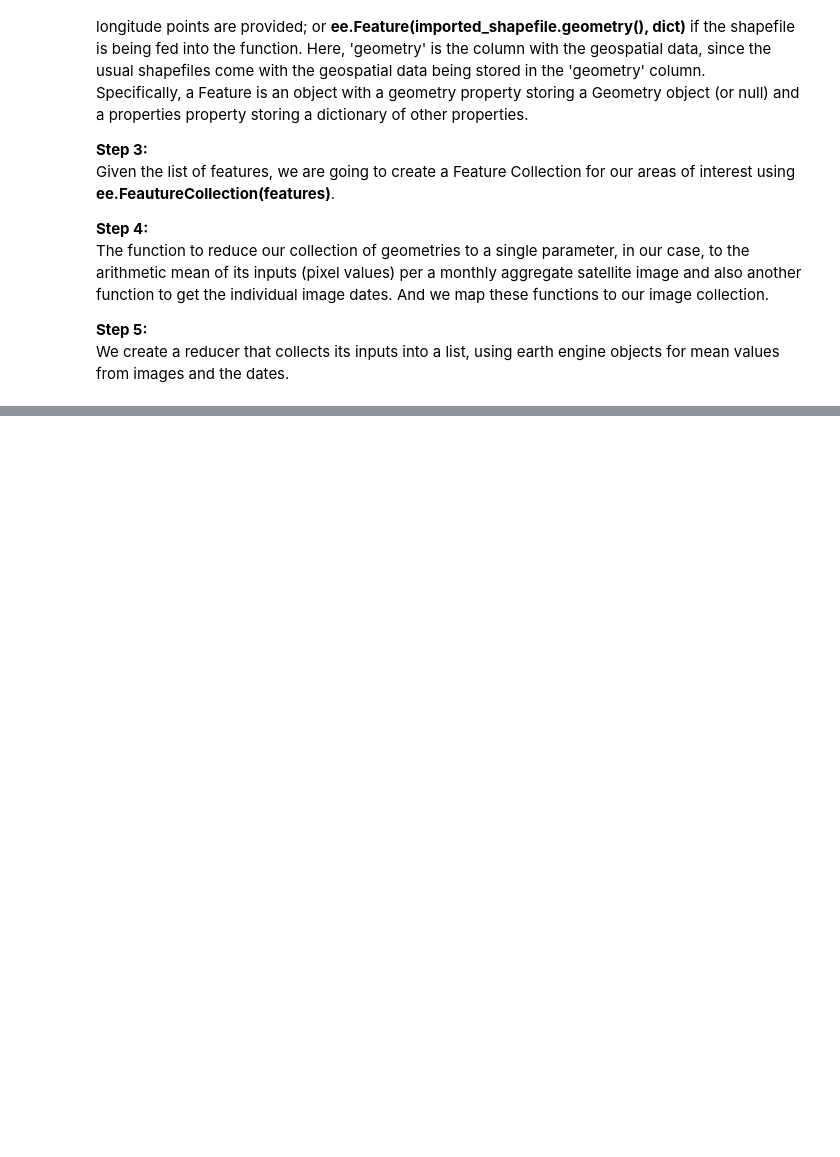
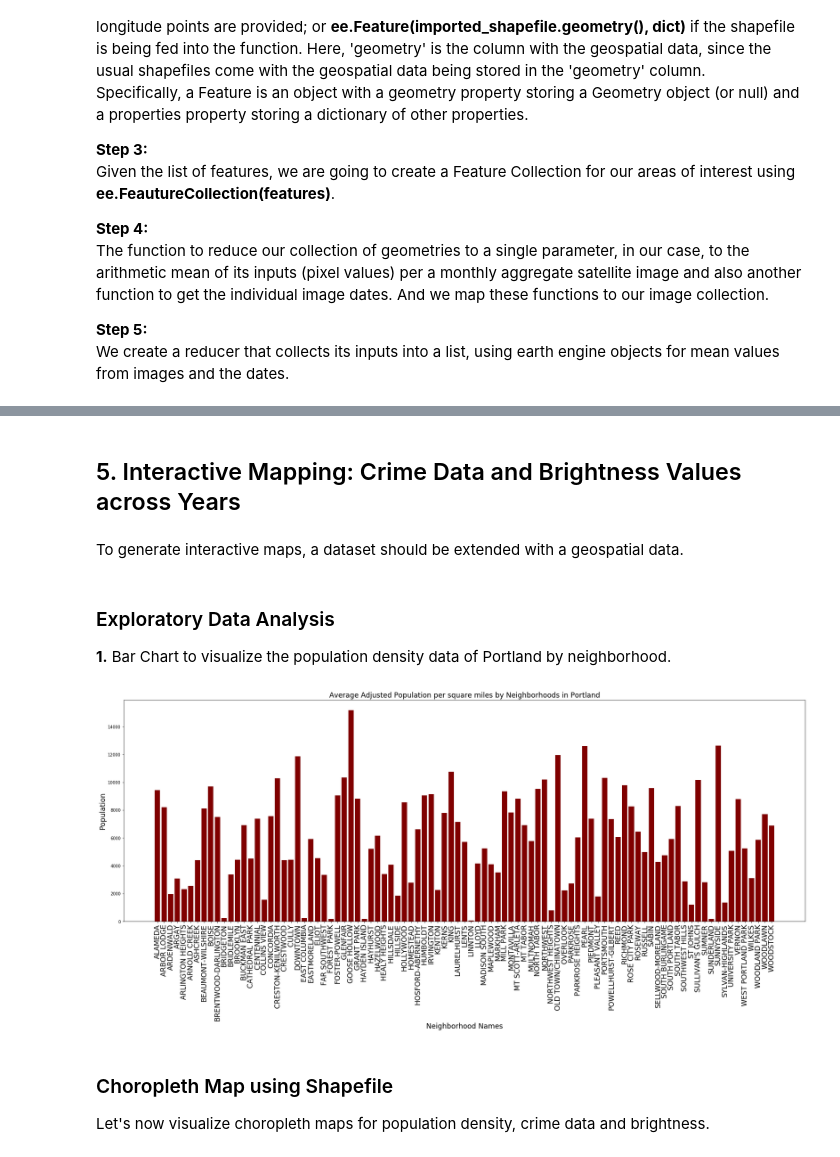
Before and after one commit to Abraham-newbie/Predicting_Crime_From_Space, a Jupyter notebook: project_sv_environment.ipynb, the cells around one changed output, grey strips where cells are left out. Drawn from its saved outputs; the diff is of its cells as text; code cells hidden in the pictures; blank space fills up the shorter version.

Commit message:
Added details for the maps and figures for more insight

```diff
--- a/project_sv_environment.ipynb
+++ b/project_sv_environment.ipynb
@@ -157,0 +195,4 @@ python -m unittest -v <'the name of the test file goes here'>
+# %% [markdown]
+## 5. Interactive Mapping: Crime Data and Brightness Values across Years <a class="anchor" id="mapping"></a>
+# %% [markdown]
+To generate interactive maps, a dataset should be extended with a geospatial data.
@@ -157,0 +202,27 @@ python -m unittest -v <'the name of the test file goes here'>
+# %% [markdown]
+### Exploratory Data Analysis
+**1.** Bar Chart to visualize the population density data of Portland by neighborhood.
+# %%
+# Create a new column - Year
+df_with_controls["Year"] = df_with_controls.OccurMonth_Year.astype(str).str[:-3]
+# Group by the dataset by Neighborhood and Year, and average the population for the years 2015 to 2021 by Neighborhood
+average_adj_pop_by_neighborhood = df_with_controls.groupby(["Neighborhood", "Year"])['adj_popn_pe_sq_mi'].mean().reset_index()
+
+# Create the figure
+fig = plt.figure(figsize = (30, 10))
+x = average_adj_pop_by_neighborhood[average_adj_pop_by_neighborhood["Year"] == "2015"]["Neighborhood"]
+y = average_adj_pop_by_neighborhood[average_adj_pop_by_neighborhood["Year"] == "2015"]['adj_popn_pe_sq_mi']
+
+# creating the bar plot
+plt.bar(x, y, color ='maroon')
+
+plt.xlabel("Neighborhood Names", fontsize = "xx-large")
+plt.ylabel("Population", fontsize = "xx-large")
+plt.title("Average Adjusted Population per square miles by Neighborhoods in Portland", fontsize = "xx-large")
+plt.xticks(rotation = 90, fontsize = "xx-large")
+plt.show()
+# %% [output]
+[figure, added]
+# %% [markdown]
+###  Choropleth Map using Shapefile
+Let's now visualize choropleth maps for population density, crime data and brightness.
```
Also changed, not shown: parts of 30 cells of this notebook, 9 other files.
